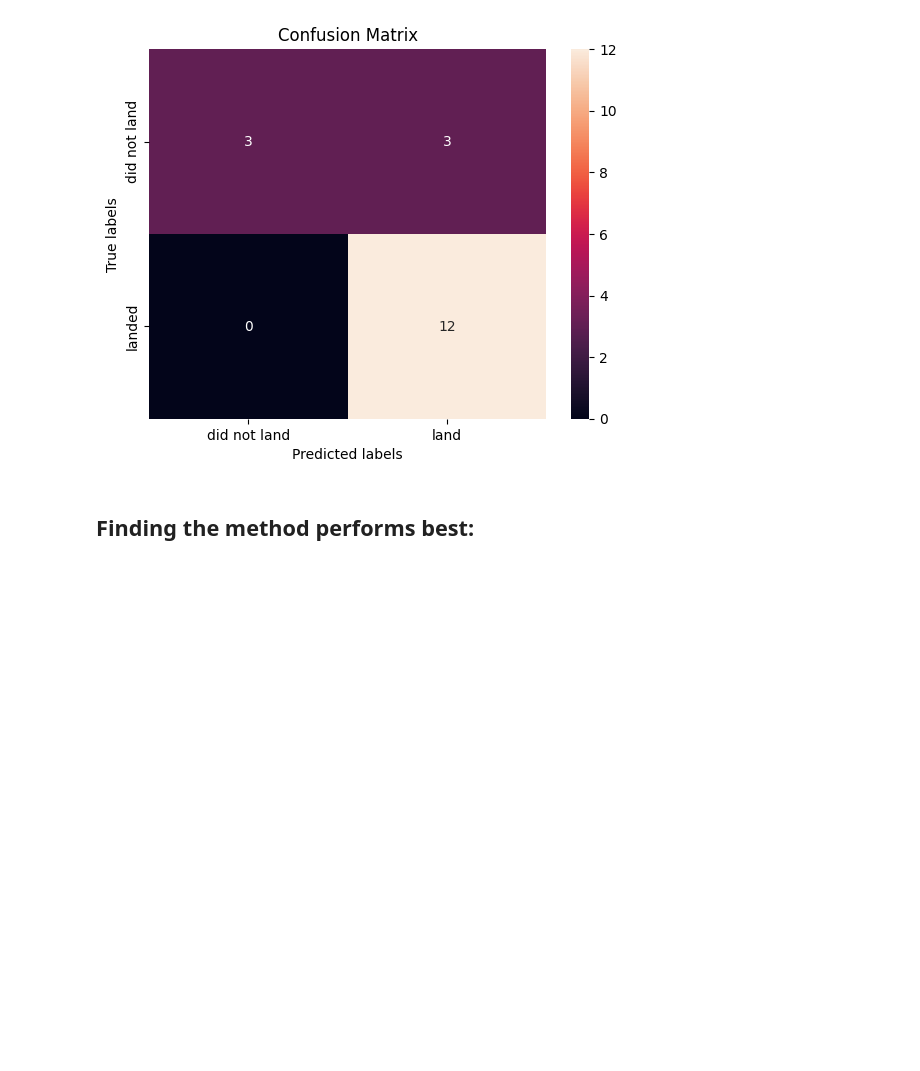
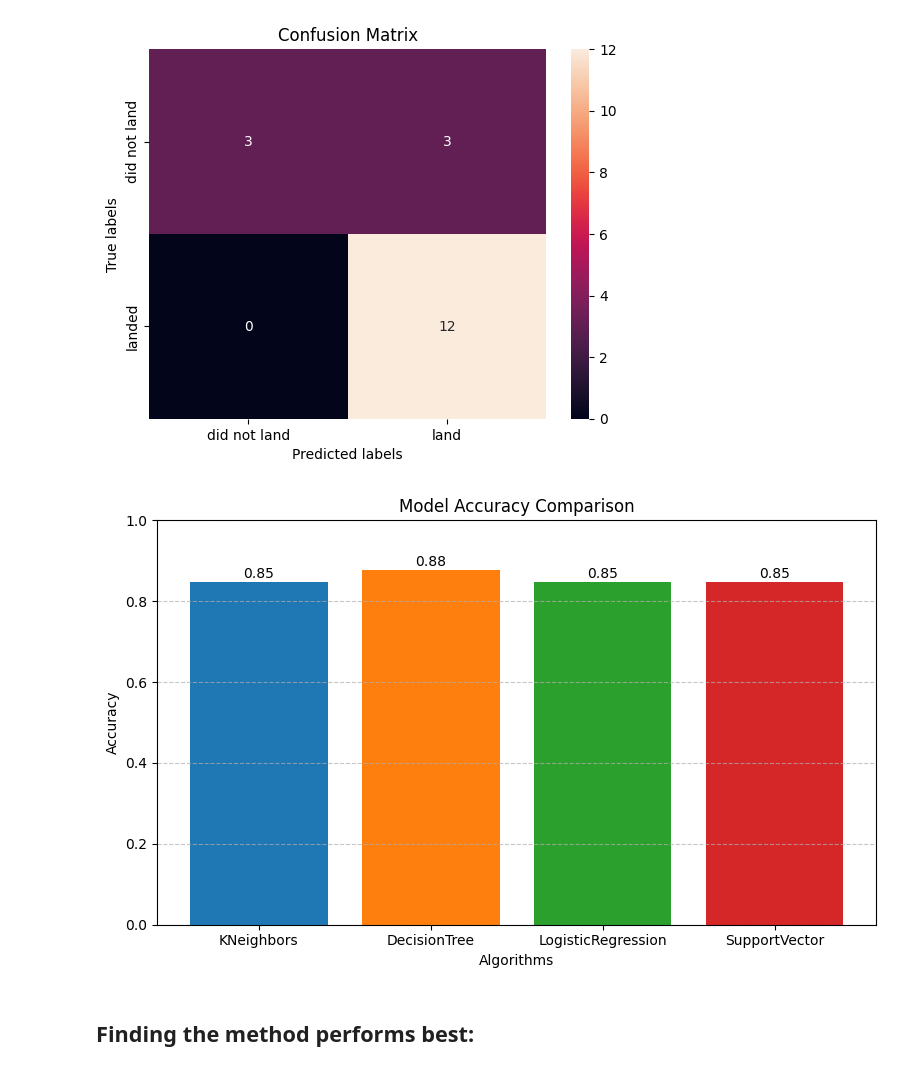
Before and after one commit to Keshavmishra-hub/SpaceX-DataScience-Capstone, a Jupyter notebook: spacex_machine_learning_prediction.ipynb, the cells around one changed output. Saved outputs shown, nothing was run; the diff lists cells and outputs as text; code cells hidden in the pictures; blank space fills up the shorter version.

```diff
--- a/spacex_machine_learning_prediction.ipynb
+++ b/spacex_machine_learning_prediction.ipynb
@@ -323,6 +329,39 @@ yhat = knn_cv.predict(X_test)
 plot_confusion_matrix(Y_test,yhat)
 # %% [output]
 [figure]
+# %%
+# Dictionary of models and their cross-validation scores
+models = {
+    'KNeighbors': knn_cv.best_score_,
+    'DecisionTree': tree_cv.best_score_,
+    'LogisticRegression': logreg_cv.best_score_,
+    'SupportVector': svm_cv.best_score_
+}
+
+# Extract data for plotting
+model_names = list(models.keys())
+accuracies = list(models.values())
+
+# Define a list of different colors for each bar
+colors = ['#1f77b4', '#ff7f0e', '#2ca02c', '#d62728']  # Blue, Orange, Green, Red
+
+# Plotting
+plt.figure(figsize=(8, 5))
+plt.bar(model_names, accuracies, color=colors)
+plt.title('Model Accuracy Comparison')
+plt.xlabel('Algorithms')
+plt.ylabel('Accuracy')
+plt.ylim(0, 1)
+plt.grid(axis='y', linestyle='--', alpha=0.7)
+
+# Display accuracy values on top of bars
+for i, acc in enumerate(accuracies):
+    plt.text(i, acc + 0.01, f'{acc:.2f}', ha='center', fontsize=10)
+
+plt.tight_layout()
+plt.show()
+# %% [output]
+[figure, added]
 # %% [markdown]
 ## Finding the method performs best:
 # %%
```
Also changed, not shown: parts of 3 cells of this notebook.
